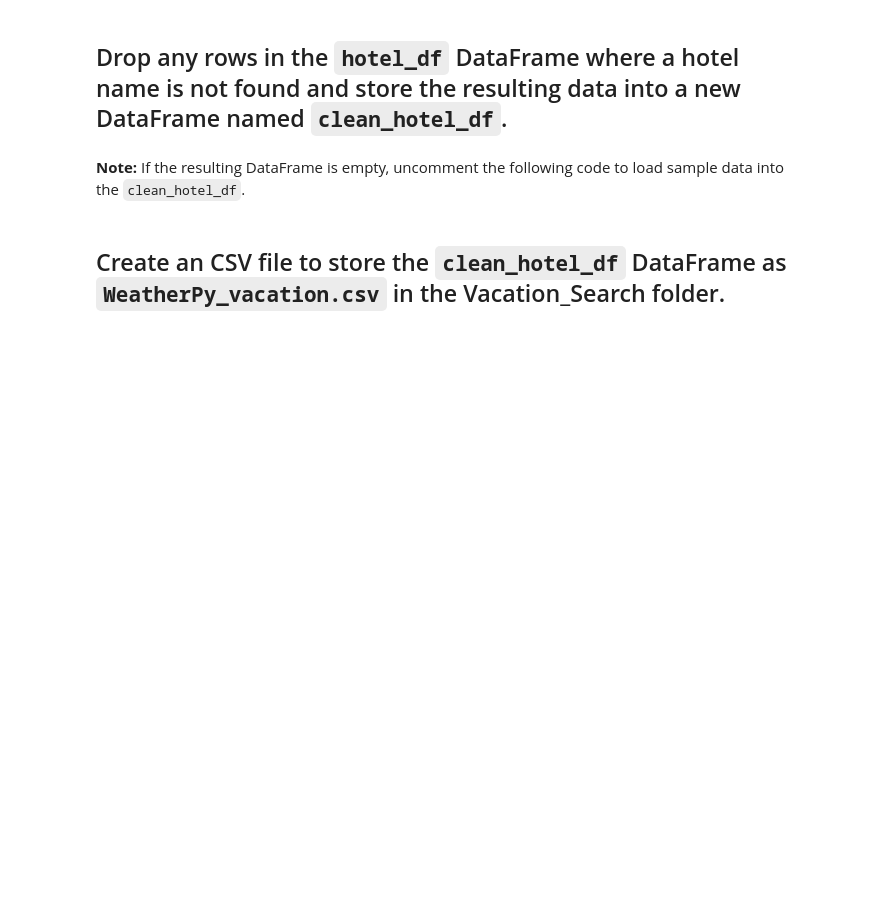
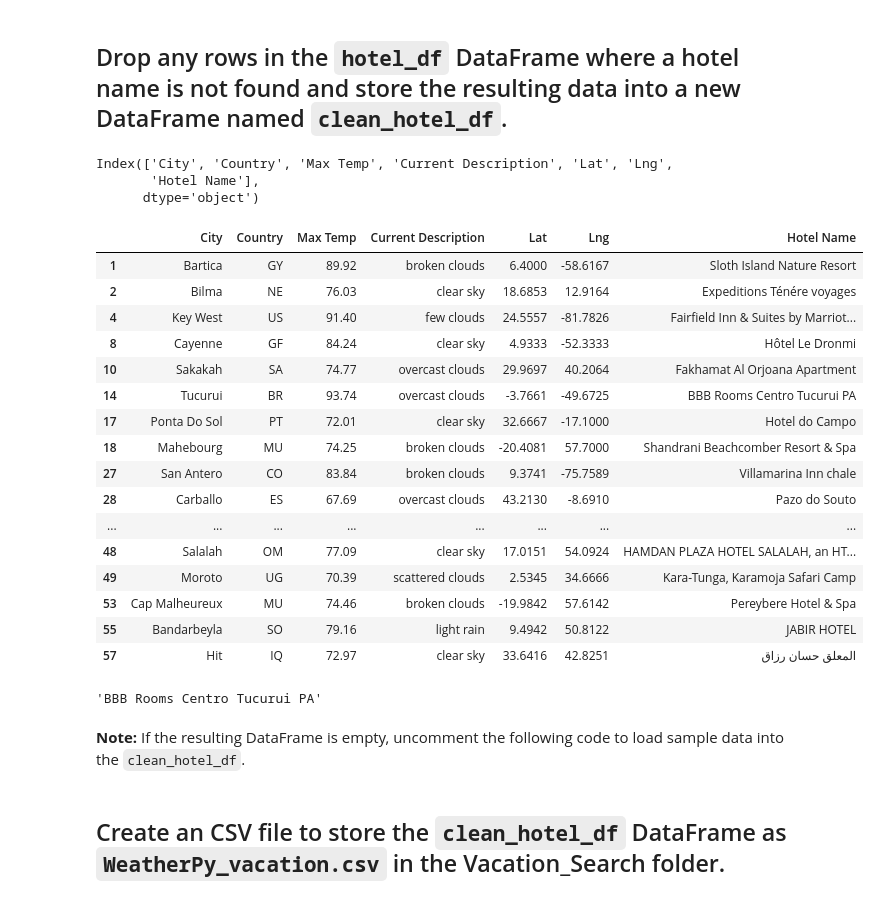
Before and after one commit to Li11iana/World_Weather_Analysis, a Jupyter notebook: Vacation_Search/Vacation_Search.ipynb, the cells around one changed output. Saved outputs shown, nothing was run; the diff lists cells and outputs as text; code cells hidden in the pictures; blank space fills up the shorter version.

```diff
--- a/Vacation_Search/Vacation_Search.ipynb
+++ b/Vacation_Search/Vacation_Search.ipynb
@@ -149,7 +281,34 @@ for index, row in hotel_df.iterrows():
 ## Drop any rows in the `hotel_df` DataFrame where a hotel name is not found and store the resulting data into a new DataFrame named `clean_hotel_df`.
 # %%
 # Drop the rows where there is no Hotel Name.
-clean_hotel_df = # YOUR CODE HERE
-
-# Display sample data
-# YOUR CODE HERE
+print (hotel_df.columns)
+# %% [output]
+Index(['City', 'Country', 'Max Temp', 'Current Description', 'Lat', 'Lng',
+       'Hotel Name'],
+      dtype='object')
+# %%
+clean_hotel_df = hotel_df[hotel_df['Hotel Name'] != '']
+# %%
+clean_hotel_df.head(20)
+# %% [output]
+|  | City | Country | Max Temp | Current Description | Lat | Lng | Hotel Name |
+| 1 | Bartica | GY | 89.92 | broken clouds | 6.4000 | -58.6167 | Sloth Island Nature Resort |
+| 2 | Bilma | NE | 76.03 | clear sky | 18.6853 | 12.9164 | Expeditions Ténére voyages |
+| 4 | Key West | US | 91.40 | few clouds | 24.5557 | -81.7826 | Fairfield Inn & Suites by Marriot... |
+| 8 | Cayenne | GF | 84.24 | clear sky | 4.9333 | -52.3333 | Hôtel Le Dronmi |
+| 10 | Sakakah | SA | 74.77 | overcast clouds | 29.9697 | 40.2064 | Fakhamat Al Orjoana Apartment |
+| 14 | Tucurui | BR | 93.74 | overcast clouds | -3.7661 | -49.6725 | BBB Rooms Centro Tucurui PA |
+| 17 | Ponta Do Sol | PT | 72.01 | clear sky | 32.6667 | -17.1000 | Hotel do Campo |
+| 18 | Mahebourg | MU | 74.25 | broken clouds | -20.4081 | 57.7000 | Shandrani Beachcomber Resort & Spa |
+| 27 | San Antero | CO | 83.84 | broken clouds | 9.3741 | -75.7589 | Villamarina Inn chale |
+| 28 | Carballo | ES | 67.69 | overcast clouds | 43.2130 | -8.6910 | Pazo do Souto |
+| ... | ... | ... | ... | ... | ... | ... | ... |
+| 48 | Salalah | OM | 77.09 | clear sky | 17.0151 | 54.0924 | HAMDAN PLAZA HOTEL SALALAH, an HT... |
+| 49 | Moroto | UG | 70.39 | scattered clouds | 2.5345 | 34.6666 | Kara-Tunga, Karamoja Safari Camp |
+| 53 | Cap Malheureux | MU | 74.46 | broken clouds | -19.9842 | 57.6142 | Pereybere Hotel & Spa |
+| 55 | Bandarbeyla | SO | 79.16 | light rain | 9.4942 | 50.8122 | JABIR HOTEL |
+| 57 | Hit | IQ | 72.97 | clear sky | 33.6416 | 42.8251 | المعلق حسان رزاق |
+# %%
+clean_hotel_df.iloc[5]["Hotel Name"]
+# %% [output]
+'BBB Rooms Centro Tucurui PA'
```
Also changed, not shown: parts of 14 cells of this notebook, 6 other files.
